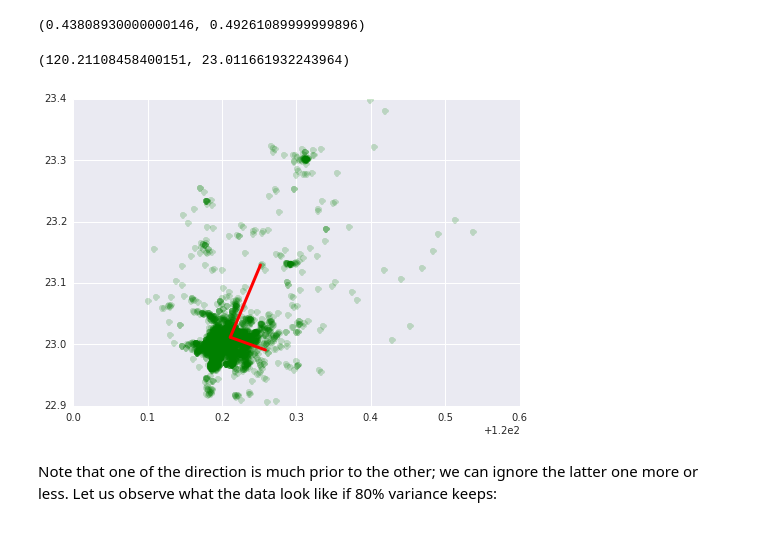
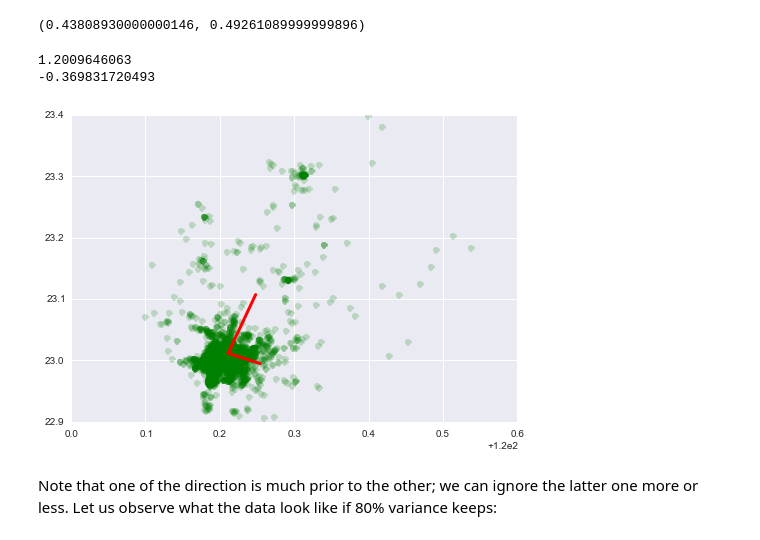
Before and after one commit to cchuang2009/math-2015-2, a Jupyter notebook: 1/maps.ipynb, the cells around one changed output. Cells and saved outputs as stored; diff of their text form; code cells hidden in the pictures.

```diff
--- a/1/maps.ipynb
+++ b/1/maps.ipynb
@@ -855,12 +919,7 @@ and we find that the matrix $\bar{C}$ satisfies for all $e^i$ the above eigenvec
 # %%
 import numpy as np
 import matplotlib.pyplot as plt
-from scipy import stats
-
-# use seaborn plotting defaults
-# If this causes an error, you can comment it out.
-import seaborn as sns
-sns.set()
+#from scipy import stats
 # %%
 L=np.zeros([len(lons),2])
 for i in np.arange(len(lons)):
@@ -899,17 +958,20 @@ Lx,Ly
 # %%
 plt.plot(L[ :,0], L[:,1], 'og', alpha=0.2)
 
 # relocation the center to the mean of (lons,lats)
 x_mean,y_mean=np.mean(L[:,0]),np.mean(L[:,1])
 
 for length, vector in zip(pca.explained_variance_, pca.components_):
-    v = vector * [Lx,Ly] *5* np.sqrt(length)
+    #v = vector * [Lx,Ly] *5* np.sqrt(length)
+    v = vector * np.sqrt(length)*2
+
+    print(np.arctan(v[1]/v[0]))
     plt.plot([x_mean, x_mean+v[0]], [y_mean, y_mean+v[1]], '-k', lw=3,color='red')
-x_mean,y_mean
 #plt.axis('equal');
 # %% [output]
-(120.21108458400151, 23.011661932243964)
+1.2009646063
+-0.369831720493
-[figure, old version]
+[figure, new version]
 # %% [markdown]
 Note that one of the direction is much prior to the other; we can ignore the latter one more or less. Let us observe
 what the data look like if 80% variance keeps:
```
Also changed, not shown: parts of 14 cells of this notebook.
